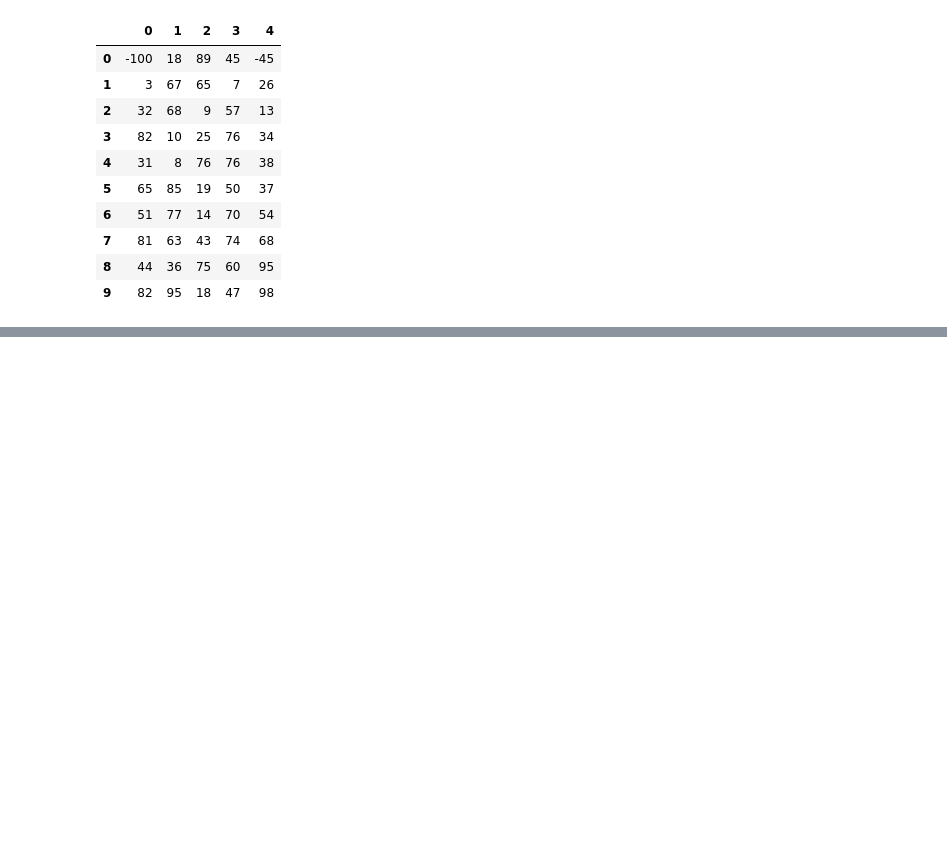
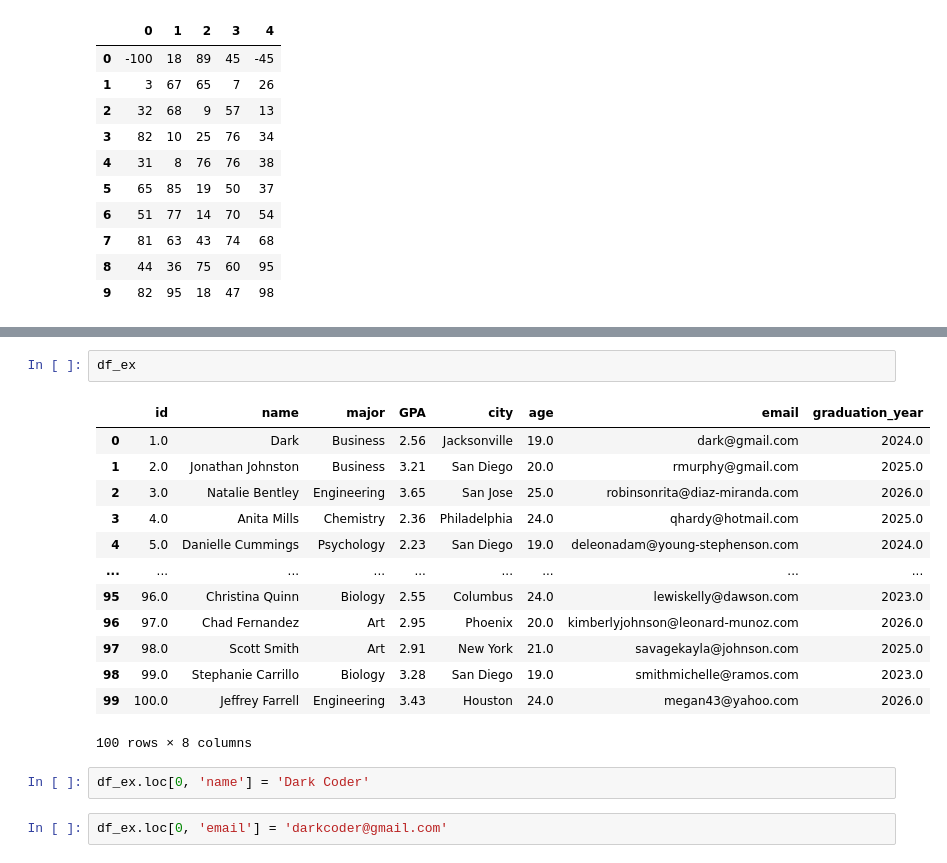
Before and after one commit to codewithdark-git/AI-ML-DL-Notebook, a Jupyter notebook: Python_Libraries/Pandas.ipynb, the cells around one changed output, grey strips where cells are left out. Cells and saved outputs as stored; diff of their text form; blank space fills up the shorter version.

```diff
--- a/Python_Libraries/Pandas.ipynb
+++ b/Python_Libraries/Pandas.ipynb
@@ -1336,0 +1477,20 @@ num_frame
+# %%
+df_ex
+# %% [output]
+|  | id | name | major | GPA | city | age | email | graduation_year |
+| 0 | 1.0 | Dark | Business | 2.56 | Jacksonville | 19.0 | dark@gmail.com | 2024.0 |
+| 1 | 2.0 | Jonathan Johnston | Business | 3.21 | San Diego | 20.0 | rmurphy@gmail.com | 2025.0 |
+| 2 | 3.0 | Natalie Bentley | Engineering | 3.65 | San Jose | 25.0 | robinsonrita@diaz-miranda.com | 2026.0 |
+| 3 | 4.0 | Anita Mills | Chemistry | 2.36 | Philadelphia | 24.0 | qhardy@hotmail.com | 2025.0 |
+| 4 | 5.0 | Danielle Cummings | Psychology | 2.23 | San Diego | 19.0 | deleonadam@young-stephenson.com | 2024.0 |
+| ... | ... | ... | ... | ... | ... | ... | ... | ... |
+| 95 | 96.0 | Christina Quinn | Biology | 2.55 | Columbus | 24.0 | lewiskelly@dawson.com | 2023.0 |
+| 96 | 97.0 | Chad Fernandez | Art | 2.95 | Phoenix | 20.0 | kimberlyjohnson@leonard-munoz.com | 2026.0 |
+| 97 | 98.0 | Scott Smith | Art | 2.91 | New York | 21.0 | savagekayla@johnson.com | 2025.0 |
+| 98 | 99.0 | Stephanie Carrillo | Biology | 3.28 | San Diego | 19.0 | smithmichelle@ramos.com | 2023.0 |
+| 99 | 100.0 | Jeffrey Farrell | Engineering | 3.43 | Houston | 24.0 | megan43@yahoo.com | 2026.0 |
+100 rows × 8 columns
+# %%
+df_ex.loc[0, 'name'] = 'Dark Coder'
+# %%
+df_ex.loc[0, 'email'] = 'darkcoder@gmail.com'
```
Also changed, not shown: parts of 33 cells of this notebook.
